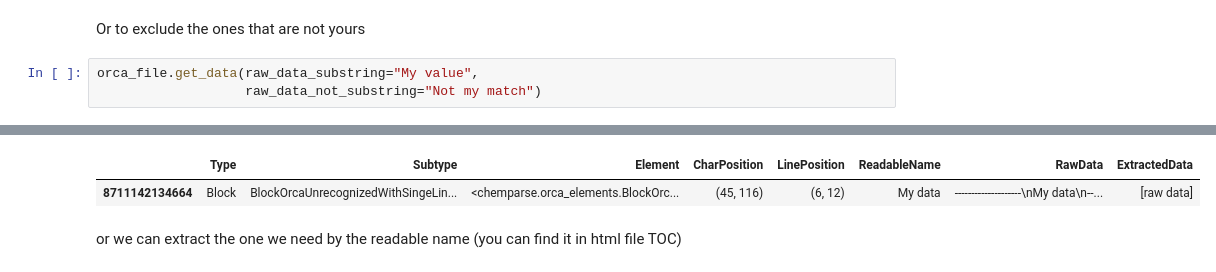
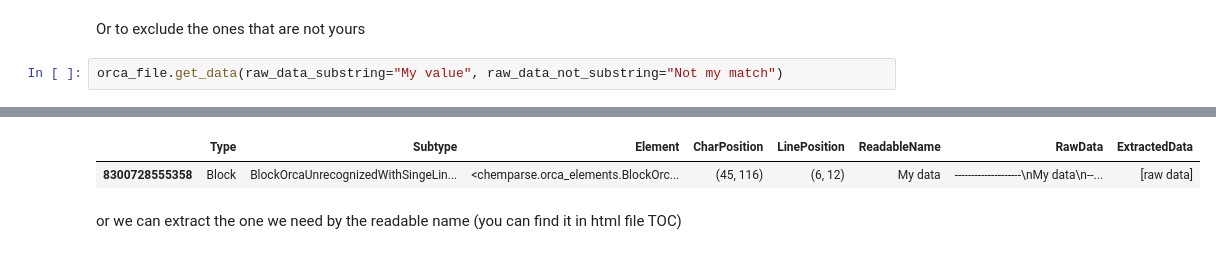
Before and after one commit to ChemParse/ChemParse, a Jupyter notebook: examples/basic_example.ipynb, the cells around one changed output, grey strips where cells are left out. Drawn from its saved outputs; the diff is of its cells as text.

```diff
--- a/examples/basic_example.ipynb
+++ b/examples/basic_example.ipynb
@@ -133,6 +133,5 @@ My value: 1.234 eV
 # %% [markdown]
 Or to exclude the ones that are not yours
 # %%
-orca_file.get_data(raw_data_substring="My value",
-                   raw_data_not_substring="Not my match")
+orca_file.get_data(raw_data_substring="My value", raw_data_not_substring="Not my match")
 # %% [output]
@@ -140,10 +139,10 @@ orca_file.get_data(raw_data_substring="My value",
 --------------------
 My data
 --------------------
 
 My value: 1.234 eV
 |  | Type | Subtype | Element | CharPosition | LinePosition | ReadableName | RawData | ExtractedData |
-| 8711142134664 | Block | BlockOrcaUnrecognizedWithSingeLin... | <chemparse.orca_elements.BlockOrc... | (45, 116) | (6, 12) | My data | --------------------\nMy data\n--... | [raw data] |
+| 8300728555358 | Block | BlockOrcaUnrecognizedWithSingeLin... | <chemparse.orca_elements.BlockOrc... | (45, 116) | (6, 12) | My data | --------------------\nMy data\n--... | [raw data] |
 # %% [markdown]
 or we can extract the one we need by the readable name (you can find it in html file TOC)
 # %%
```
Also changed, not shown: parts of 9 cells of this notebook, 11 other files.
